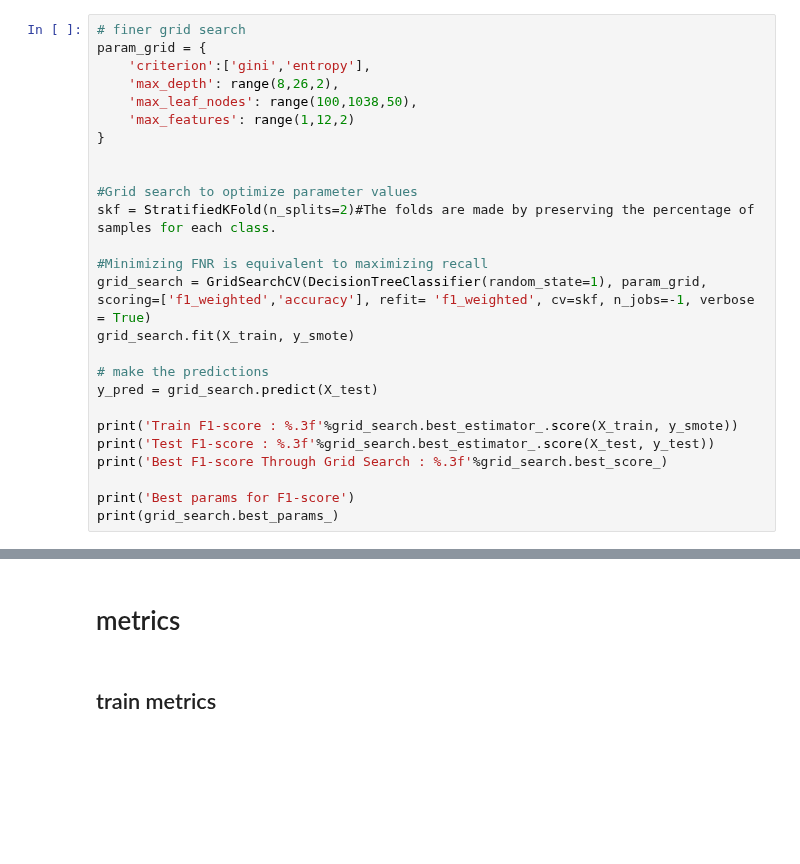
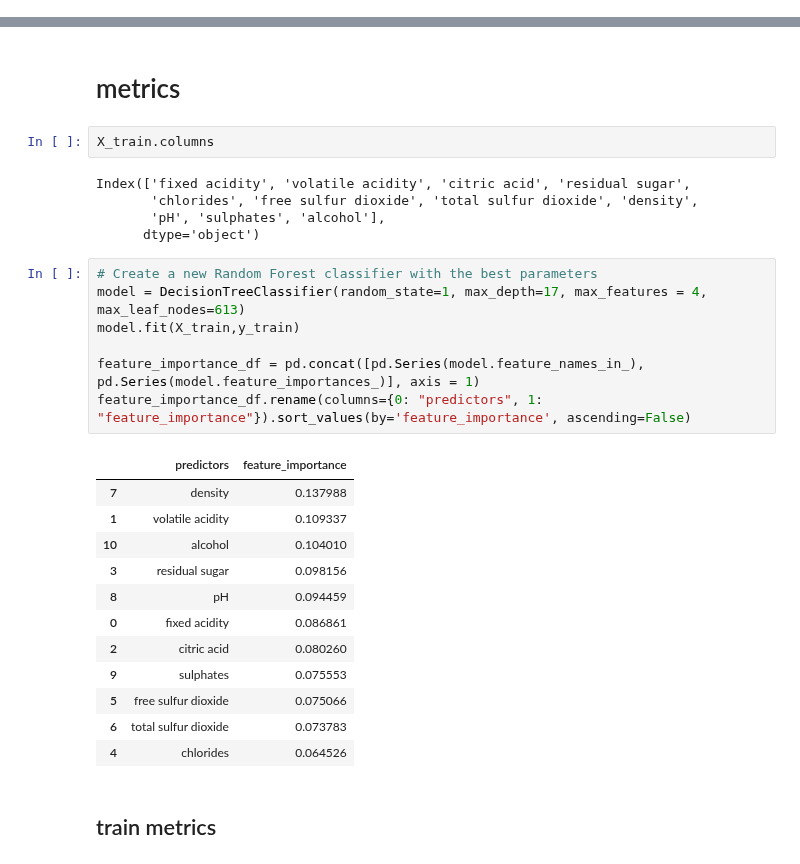
Before and after one commit to diegoschum/Zzz-303-3, a Jupyter notebook: aarti_decision_tree_model.ipynb, the cells around one changed output, grey strips where cells are left out. Saved outputs shown, nothing was run; the diff lists cells and outputs as text; blank space fills up the shorter version.

Commit message:
feature importances

```diff
--- a/aarti_decision_tree_model.ipynb
+++ b/aarti_decision_tree_model.ipynb
@@ -302,26 +212,0 @@ axes[2,1].set_ylabel('K-fold F1 Score');
-# %%
-# finer grid search
-param_grid = {
-    'criterion':['gini','entropy'],
-    'max_depth': range(8,26,2),
-    'max_leaf_nodes': range(100,1038,50),
-    'max_features': range(1,12,2)
-}
-
-
-#Grid search to optimize parameter values
-skf = StratifiedKFold(n_splits=2)#The folds are made by preserving the percentage of samples for each class.
-
-#Minimizing FNR is equivalent to maximizing recall
-grid_search = GridSearchCV(DecisionTreeClassifier(random_state=1), param_grid, scoring=['f1_weighted','accuracy'], refit= 'f1_weighted', cv=skf, n_jobs=-1, verbose = True)
-grid_search.fit(X_train, y_smote)
-
-# make the predictions
-y_pred = grid_search.predict(X_test)
-
-print('Train F1-score : %.3f'%grid_search.best_estimator_.score(X_train, y_smote))
-print('Test F1-score : %.3f'%grid_search.best_estimator_.score(X_test, y_test))
-print('Best F1-score Through Grid Search : %.3f'%grid_search.best_score_)
-
-print('Best params for F1-score')
-print(grid_search.best_params_)
@@ -357,5 +213,32 @@ axes[1,1].set_ylabel('K-fold F1 Score');
 # %% [markdown]
 # metrics
+# %%
+X_train.columns
+# %% [output]
+Index(['fixed acidity', 'volatile acidity', 'citric acid', 'residual sugar',
+       'chlorides', 'free sulfur dioxide', 'total sulfur dioxide', 'density',
+       'pH', 'sulphates', 'alcohol'],
+      dtype='object')
+# %%
+# Create a new Random Forest classifier with the best parameters
+model = DecisionTreeClassifier(random_state=1, max_depth=17, max_features = 4, max_leaf_nodes=613)
+model.fit(X_train,y_train)
+
+feature_importance_df = pd.concat([pd.Series(model.feature_names_in_), pd.Series(model.feature_importances_)], axis = 1)
+feature_importance_df.rename(columns={0: "predictors", 1: "feature_importance"}).sort_values(by='feature_importance', ascending=False)
+# %% [output]
+|  | predictors | feature_importance |
+| 7 | density | 0.137988 |
+| 1 | volatile acidity | 0.109337 |
+| 10 | alcohol | 0.104010 |
+| 3 | residual sugar | 0.098156 |
+| 8 | pH | 0.094459 |
+| 0 | fixed acidity | 0.086861 |
+| 2 | citric acid | 0.080260 |
+| 9 | sulphates | 0.075553 |
+| 5 | free sulfur dioxide | 0.075066 |
+| 6 | total sulfur dioxide | 0.073783 |
+| 4 | chlorides | 0.064526 |
 # %% [markdown]
 ## train metrics
 # %%
```
Also changed, not shown: parts of 12 cells of this notebook, 1 other file.
